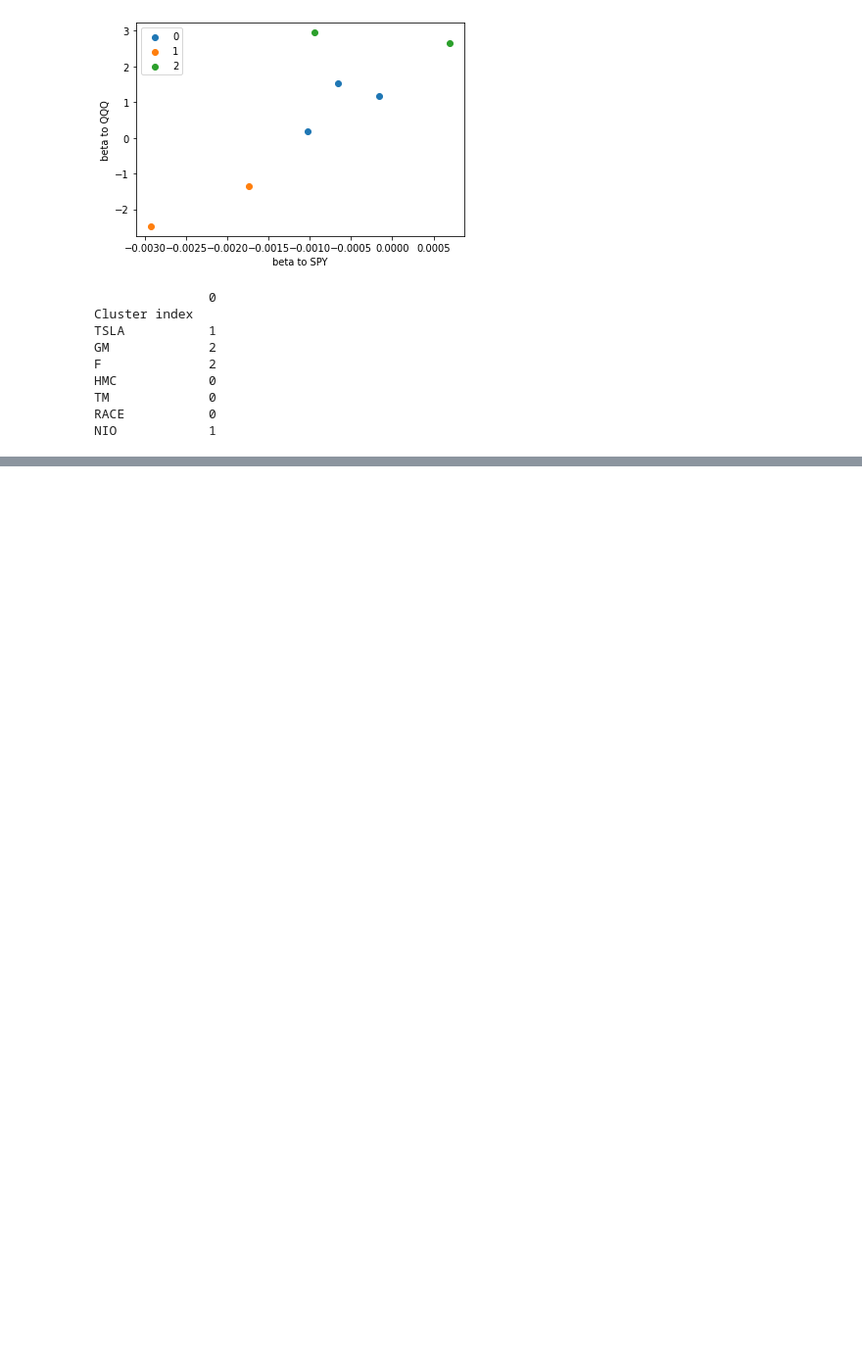
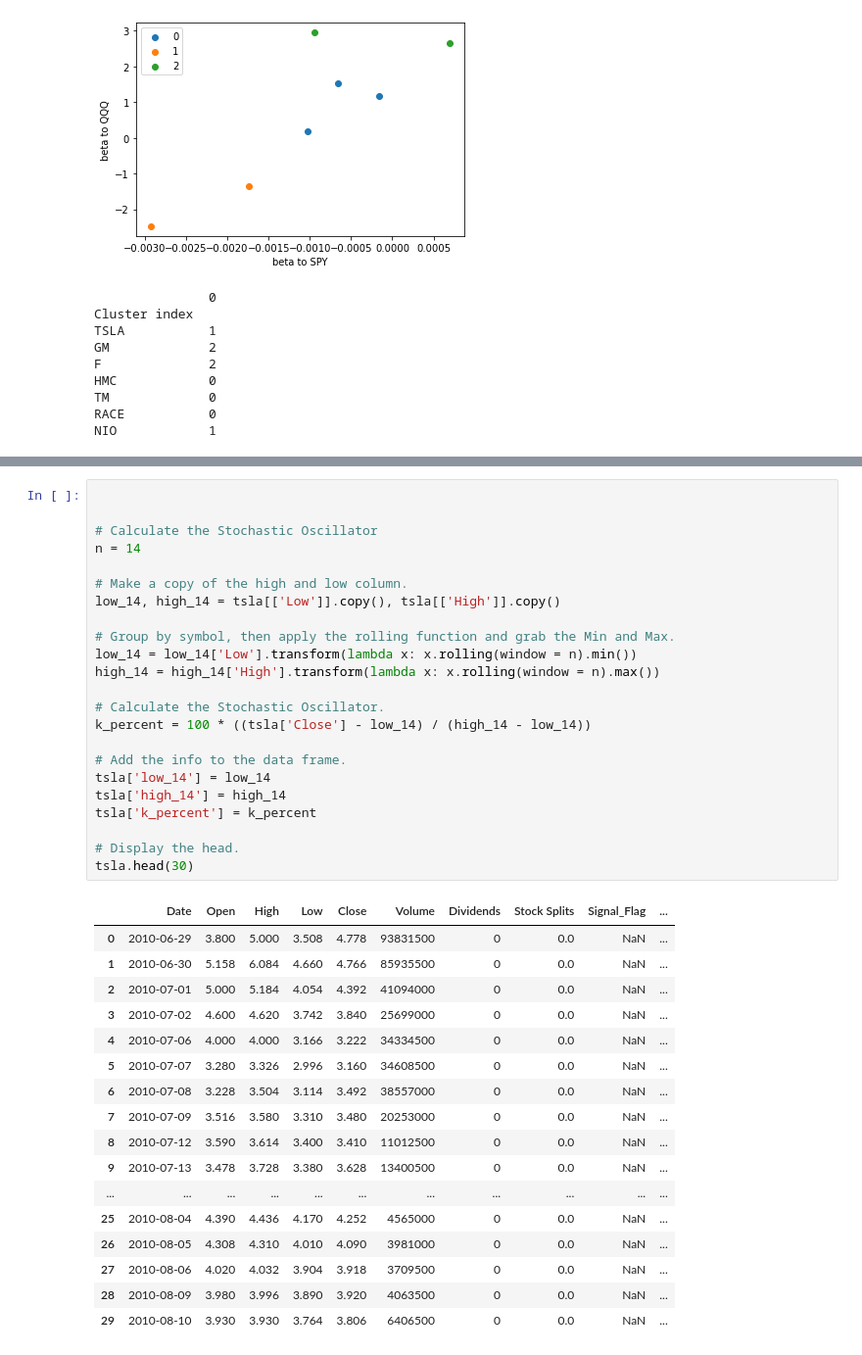
Before and after one commit to AishwaryaSawant/machine_learning_in_finance_Tesla, a Jupyter notebook: INFO7374_Final.ipynb, the cells around one changed output, grey strips where cells are left out. Shown at 98% size. Cells and saved outputs as stored; diff of their text form; blank space fills up the shorter version.

```diff
--- a/INFO7374_Final.ipynb
+++ b/INFO7374_Final.ipynb
@@ -667,0 +826,41 @@ df3
+# %%
+
+
+# Calculate the Stochastic Oscillator
+n = 14
+
+# Make a copy of the high and low column.
+low_14, high_14 = tsla[['Low']].copy(), tsla[['High']].copy()
+
+# Group by symbol, then apply the rolling function and grab the Min and Max.
+low_14 = low_14['Low'].transform(lambda x: x.rolling(window = n).min())
+high_14 = high_14['High'].transform(lambda x: x.rolling(window = n).max())
+
+# Calculate the Stochastic Oscillator.
+k_percent = 100 * ((tsla['Close'] - low_14) / (high_14 - low_14))
+
+# Add the info to the data frame.
+tsla['low_14'] = low_14
+tsla['high_14'] = high_14
+tsla['k_percent'] = k_percent
+
+# Display the head.
+tsla.head(30)
+# %% [output]
+|  | Date | Open | High | Low | Close | Volume | Dividends | Stock Splits | Signal_Flag | ... |
+| 0 | 2010-06-29 | 3.800 | 5.000 | 3.508 | 4.778 | 93831500 | 0 | 0.0 | NaN | ... |
+| 1 | 2010-06-30 | 5.158 | 6.084 | 4.660 | 4.766 | 85935500 | 0 | 0.0 | NaN | ... |
+| 2 | 2010-07-01 | 5.000 | 5.184 | 4.054 | 4.392 | 41094000 | 0 | 0.0 | NaN | ... |
+| 3 | 2010-07-02 | 4.600 | 4.620 | 3.742 | 3.840 | 25699000 | 0 | 0.0 | NaN | ... |
+| 4 | 2010-07-06 | 4.000 | 4.000 | 3.166 | 3.222 | 34334500 | 0 | 0.0 | NaN | ... |
+| 5 | 2010-07-07 | 3.280 | 3.326 | 2.996 | 3.160 | 34608500 | 0 | 0.0 | NaN | ... |
+| 6 | 2010-07-08 | 3.228 | 3.504 | 3.114 | 3.492 | 38557000 | 0 | 0.0 | NaN | ... |
+| 7 | 2010-07-09 | 3.516 | 3.580 | 3.310 | 3.480 | 20253000 | 0 | 0.0 | NaN | ... |
+| 8 | 2010-07-12 | 3.590 | 3.614 | 3.400 | 3.410 | 11012500 | 0 | 0.0 | NaN | ... |
+| 9 | 2010-07-13 | 3.478 | 3.728 | 3.380 | 3.628 | 13400500 | 0 | 0.0 | NaN | ... |
+| ... | ... | ... | ... | ... | ... | ... | ... | ... | ... | ... |
+| 25 | 2010-08-04 | 4.390 | 4.436 | 4.170 | 4.252 | 4565000 | 0 | 0.0 | NaN | ... |
+| 26 | 2010-08-05 | 4.308 | 4.310 | 4.010 | 4.090 | 3981000 | 0 | 0.0 | NaN | ... |
+| 27 | 2010-08-06 | 4.020 | 4.032 | 3.904 | 3.918 | 3709500 | 0 | 0.0 | NaN | ... |
+| 28 | 2010-08-09 | 3.980 | 3.996 | 3.890 | 3.920 | 4063500 | 0 | 0.0 | NaN | ... |
+| 29 | 2010-08-10 | 3.930 | 3.930 | 3.764 | 3.806 | 6406500 | 0 | 0.0 | NaN | ... |
```
Also changed, not shown: parts of 32 cells of this notebook, 2 other files.
